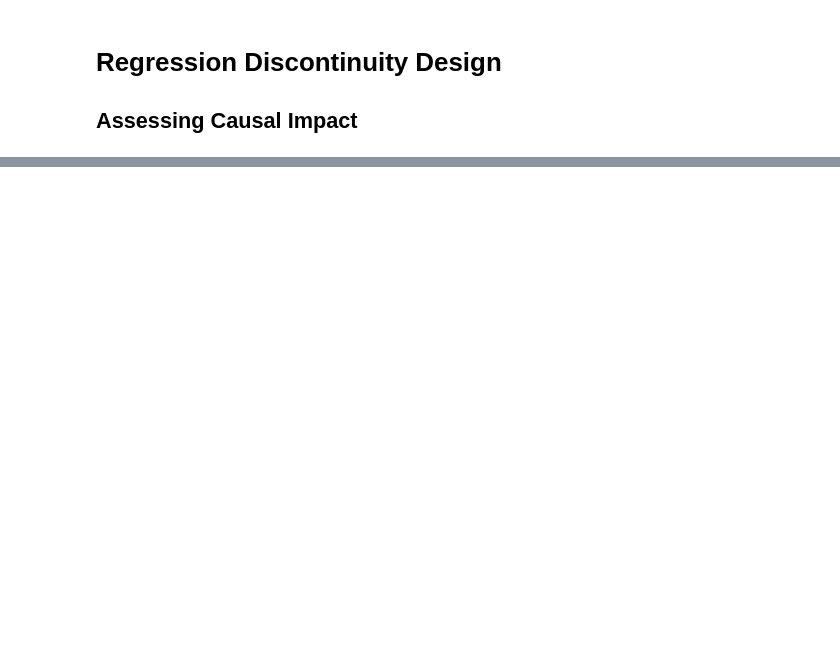
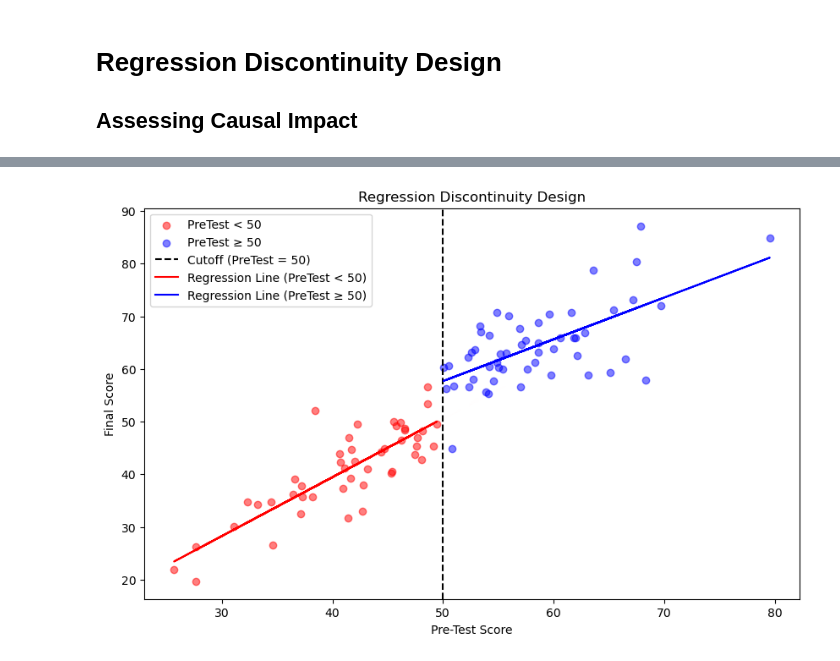
Before and after one commit to rjwrobel86/Python4Statistics, a Jupyter notebook: Notebooks/RegressionDiscontinuityDesign.ipynb, the cells around one changed output, grey strips where cells are left out. Cells and saved outputs as stored; diff of their text form; code cells hidden in the pictures; blank space fills up the shorter version.

```diff
--- a/Notebooks/RegressionDiscontinuityDesign.ipynb
+++ b/Notebooks/RegressionDiscontinuityDesign.ipynb
@@ -164,0 +116,24 @@ Treatment Effect: 0.27235359143046856
+# %%
+plt.figure(figsize=(10, 6))
+plt.scatter(df['PreTest'][left_cutoff], df['FinalScore'][left_cutoff], color='red', alpha=0.5, label='PreTest < 50')
+plt.scatter(df['PreTest'][right_cutoff], df['FinalScore'][right_cutoff], color='blue', alpha=0.5, label='PreTest ≥ 50')
+plt.axvline(x=50, color='black', linestyle='--', label='Cutoff (PreTest = 50)')
+
+#Fit separate regression models for each side of the cutoff
+X_left = sm.add_constant(df['PreTest'][left_cutoff])
+model_left = sm.OLS(df['FinalScore'][left_cutoff], X_left).fit()
+X_right = sm.add_constant(df['PreTest'][right_cutoff])
+model_right = sm.OLS(df['FinalScore'][right_cutoff], X_right).fit()
+
+pred_left = model_left.predict(X_left)
+pred_right = model_right.predict(X_right)
+
+plt.plot(df['PreTest'][left_cutoff], pred_left, color='red', label='Regression Line (PreTest < 50)')
+plt.plot(df['PreTest'][right_cutoff], pred_right, color='blue', label='Regression Line (PreTest ≥ 50)')
+plt.xlabel('Pre-Test Score')
+plt.ylabel('Final Score')
+plt.title('Regression Discontinuity Design')
+plt.legend()
+plt.show()
+# %% [output]
+[figure, added]
```
Also changed, not shown: parts of 19 cells of this notebook, 26 other files.
